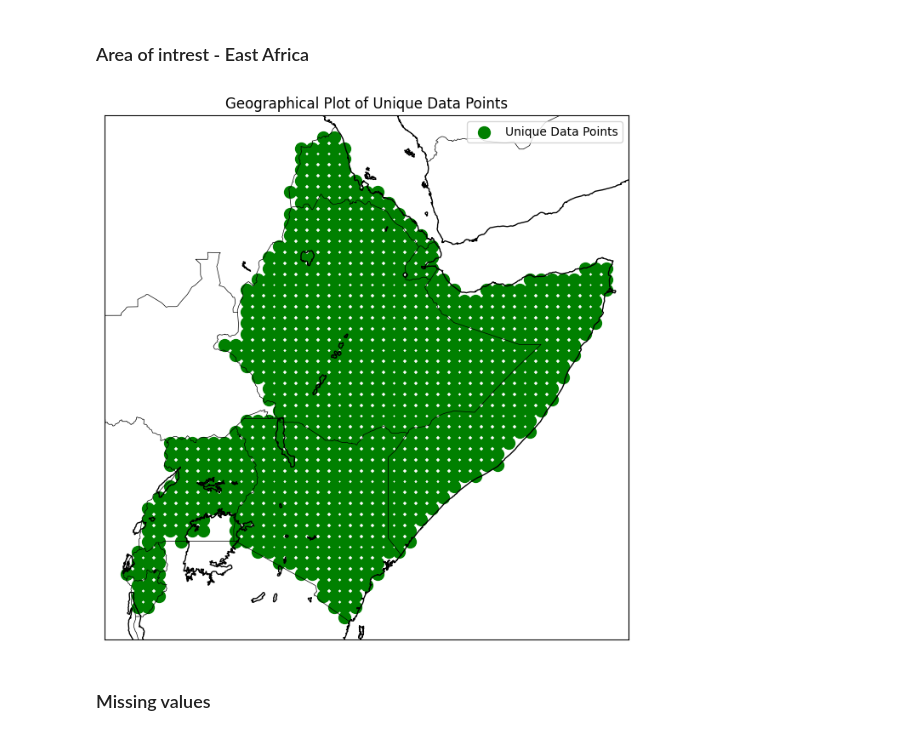
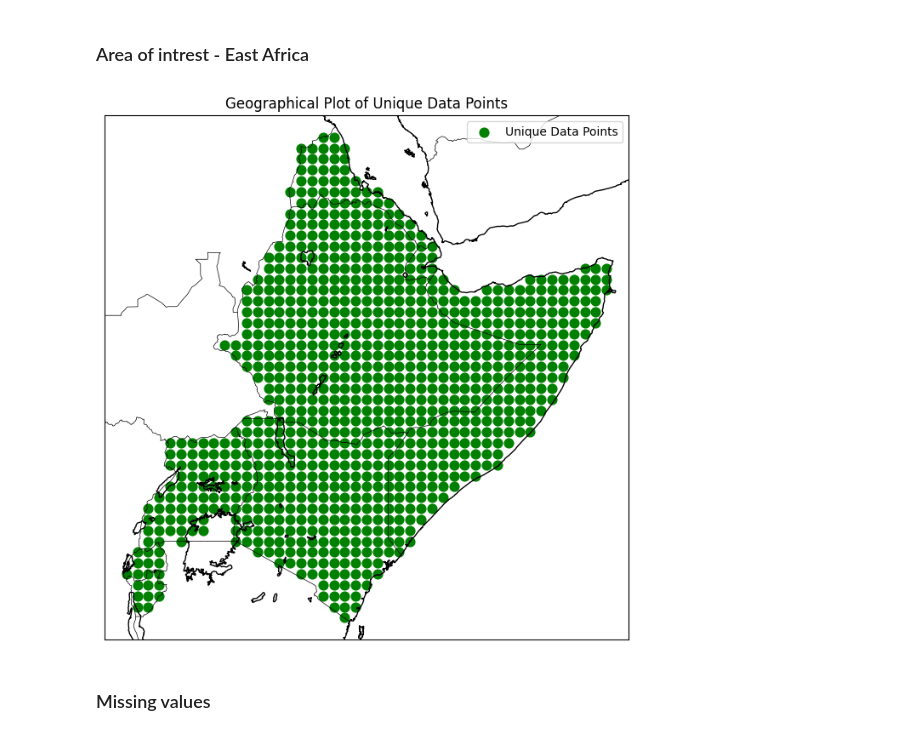
Before and after one commit to AdamPrzychodniPrivate/soil-water-forecasting, a Jupyter notebook: ml-modeling-pipeline/notebooks/3.1 ESTDA_global.ipynb, the cells around one changed output. Cells and saved outputs as stored; diff of their text form; code cells hidden in the pictures.

```diff
--- a/ml-modeling-pipeline/notebooks/3.1 ESTDA_global.ipynb
+++ b/ml-modeling-pipeline/notebooks/3.1 ESTDA_global.ipynb
@@ -34,11 +34,6 @@ shape: (5, 17)
 # %% [markdown]
 ### Area of intrest - East Africa
 # %%
-import matplotlib.pyplot as plt
-from mpl_toolkits.basemap import Basemap
-import polars as pl
-import gc  # Import the garbage collector
-
 def plot_geographical_data(polars_df: pl.DataFrame):
     """
     Plots unique geographical data points on a map from a Polars DataFrame containing latitude and longitude.
@@ -65,36 +60,35 @@ def plot_geographical_data(polars_df: pl.DataFrame):
 
     # Create a Basemap instance with a cylindrical projection
     m = Basemap(projection='cyl', llcrnrlon=lons.min() - 1, llcrnrlat=lats.min() - 1,
                 urcrnrlon=lons.max() + 1, urcrnrlat=lats.max() + 1, resolution='i', ax=ax)
 
     # Draw coastlines and countries for better map visualization
     m.drawcoastlines()
     m.drawcountries()
 
     # Convert latitude and longitude to map projection coordinates
     x, y = m(lons, lats)
 
-    # Plot the data points with a green color, 'o' marker, and size of 100
-    m.scatter(x, y, color='green', label='Unique Data Points', marker='o', s=80)
+    # Plot the data points with a green color, 'o' marker, and size of 60
+    m.scatter(x, y, color='green', label='Unique Data Points', marker='o', s=60)
 
     # Add a legend and a title to the plot
     plt.legend()
     plt.title('Geographical Plot of Unique Data Points')
 
     # Display the plot
     plt.show()
 
     # Close the plot to free up memory
     plt.close(fig)
 
     # Explicitly delete variables and collect garbage
     del m, x, y, lons, lats, unique_coords, fig, ax
     gc.collect()
 
 # Example usage:
-# Assuming 'df' is your Polars DataFrame loaded with latitude and longitude data
 plot_geographical_data(polars_df)
 # %% [output]
-[figure, old version]
+[figure, new version]
 # %% [markdown]
 ### Missing values
```
Also changed, not shown: parts of 16 cells of this notebook.
